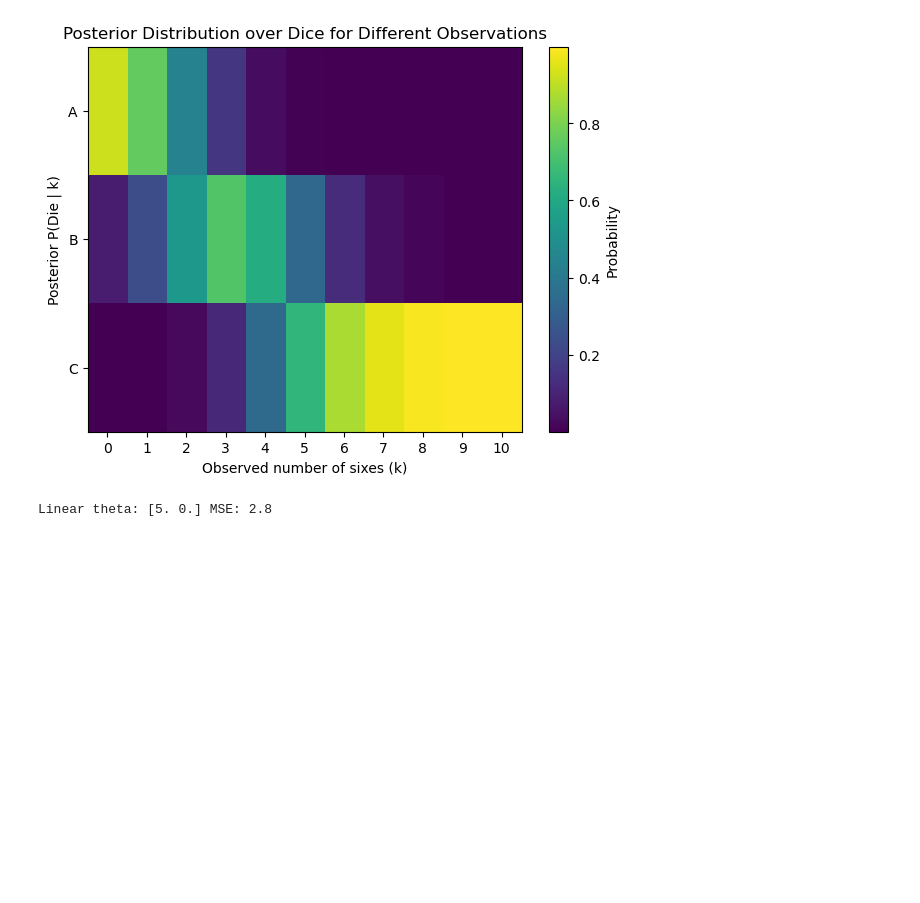
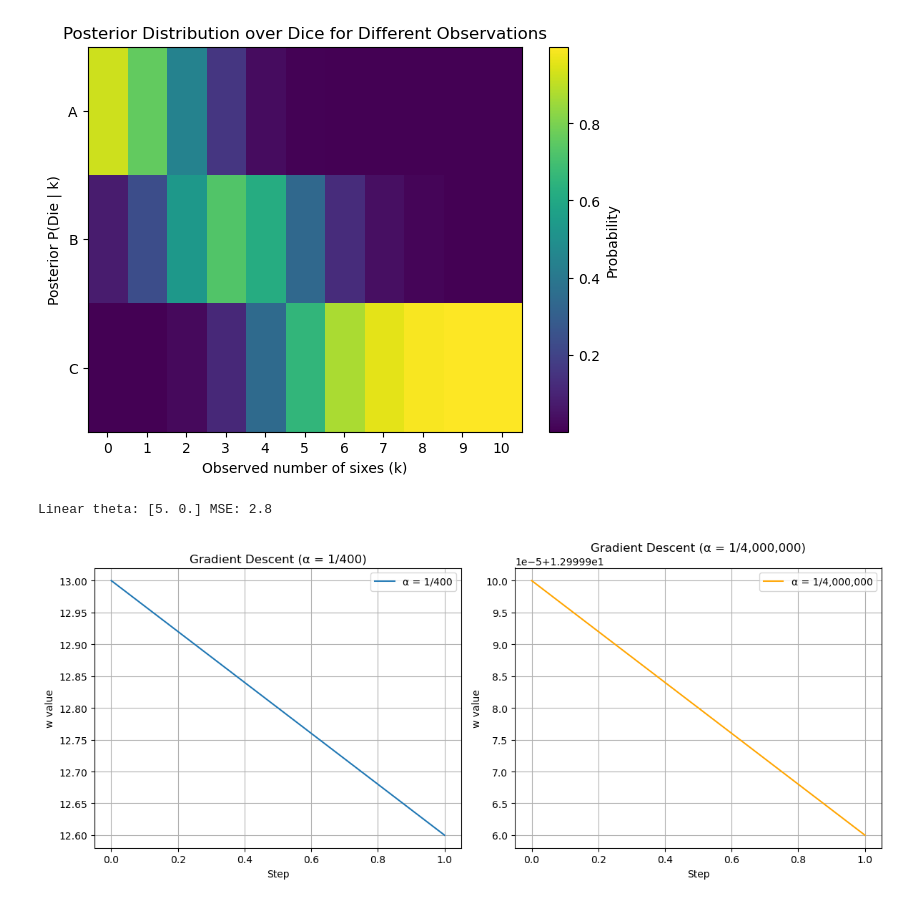
Before and after one commit to adhithibaskar/Data-Science-Bootcamp, a Jupyter notebook: Week7_Homework_adhithi Manickam Baskar_16453.ipynb, the cells around one changed output. Cells and saved outputs as stored; diff of their text form; code cells hidden in the pictures; blank space fills up the shorter version.

```diff
--- a/Week7_Homework_adhithi Manickam Baskar_16453.ipynb
+++ b/Week7_Homework_adhithi Manickam Baskar_16453.ipynb
@@ -143,3 +143,49 @@ Linear theta: [5. 0.] MSE: 2.8
 # %%
 ## Problem C: Gradient Descent
 # Minimize f(w)=5(w−11)^4. Perform steps with α=1/400 and α=1/4000000. (Print the first 5 steps and visualize)
+# %%
+import numpy as np
+import matplotlib.pyplot as plt
+
+def f(w):
+    return 5 * (w - 11)**4
+
+def grad(w):
+    return 20 * (w-11)**3
+
+# Gradient Descent Function
+def grad_descent_vals(w0, alpha, steps):
+    history = [w0]
+    w = w0
+    for _ in range(steps):
+        w = w - alpha * grad(w)
+        history.append(w)
+        return np.array(history)
+
+# Run for two learning rates
+hist_140 = grad_descent_vals(13, 1/400, 200)
+hist_180 = grad_descent_vals(13, 1/4000000, 200)
+
+# Print and Plot
+plt.figure(figsize=(12,5))
+
+plt.subplot(1,2,1)
+plt.plot(hist_140, label='α = 1/400')
+plt.title("Gradient Descent (α = 1/400)")
+plt.xlabel("Step")
+plt.ylabel("w value")
+plt.grid(True)
+plt.legend()
+
+plt.subplot(1,2,2)
+plt.plot(hist_180, label='α = 1/4,000,000', color='orange')
+plt.title("Gradient Descent (α = 1/4,000,000)")
+plt.xlabel("Step")
+plt.ylabel("w value")
+plt.grid(True)
+plt.legend()
+
+plt.tight_layout()
+plt.show()
+# %% [output]
+[figure, added]
```
